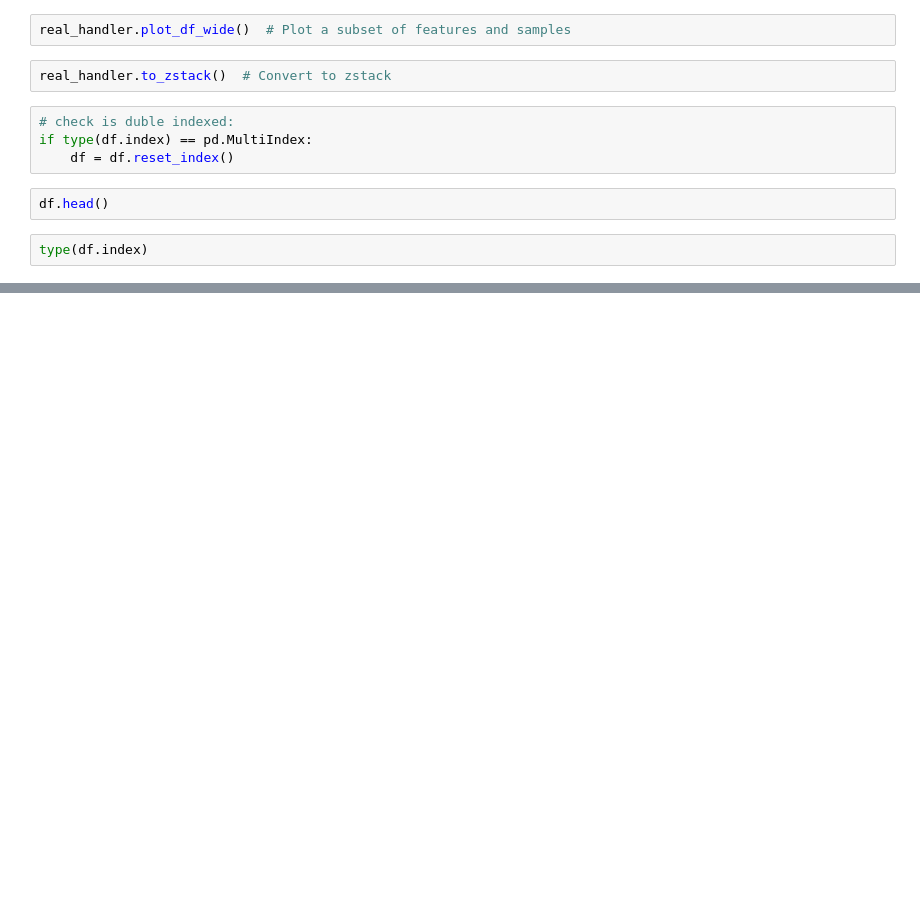
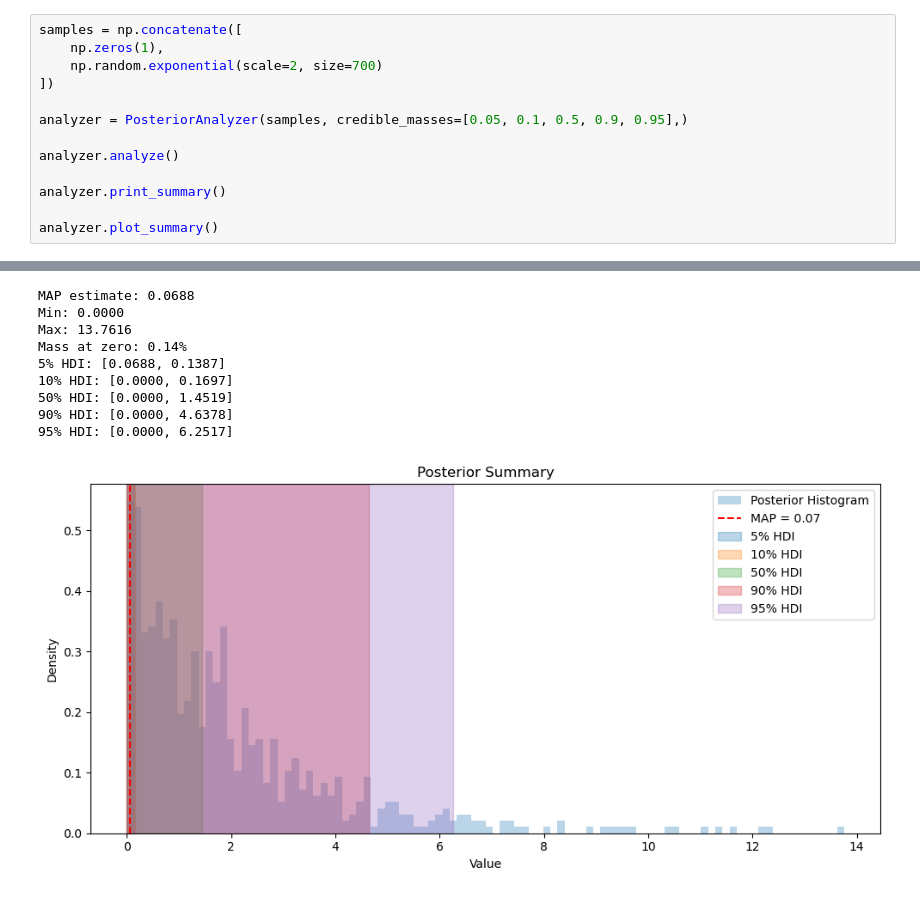
Before and after one commit to views-platform/views-models, a Jupyter notebook: models/purple_alien/notebooks/experiments_new_data_class.ipynb, the cells around one changed output, grey strips where cells are left out. Drawn from its saved outputs; the diff is of its cells as text; blank space fills up the shorter version.

Commit message:
new simple posterior anlyzer - faaaaaast

```diff
--- a/models/purple_alien/notebooks/experiments_new_data_class.ipynb
+++ b/models/purple_alien/notebooks/experiments_new_data_class.ipynb
@@ -42,12 +26,14 @@ real_handler = TensorHandler(data = df, source_format= "df_wide" )
-# %%
-real_handler.plot_df_wide()  # Plot a subset of features and samples
-# %%
-real_handler.to_zstack()  # Convert to zstack
-# %%
-# check is duble indexed:
-if type(df.index) == pd.MultiIndex:
-    df = df.reset_index()
-# %%
-df.head()
-# %%
-type(df.index)
+# %%
+samples = np.concatenate([
+    np.zeros(1),
+    np.random.exponential(scale=2, size=700)
+])
+
+analyzer = PosteriorAnalyzer(samples, credible_masses=[0.05, 0.1, 0.5, 0.9, 0.95],)
+
+analyzer.analyze()
+
+analyzer.print_summary()
+
+analyzer.plot_summary()
+# %% [output]
@@ -53,0 +42,10 @@ type(df.index)
+MAP estimate: 0.0688
+Min: 0.0000
+Max: 13.7616
+Mass at zero: 0.14%
+5% HDI: [0.0688, 0.1387]
+10% HDI: [0.0000, 0.1697]
+50% HDI: [0.0000, 1.4519]
+90% HDI: [0.0000, 4.6378]
+95% HDI: [0.0000, 6.2517]
+[figure, added]
```
Also changed, not shown: parts of 15 cells of this notebook, 1 other file.
